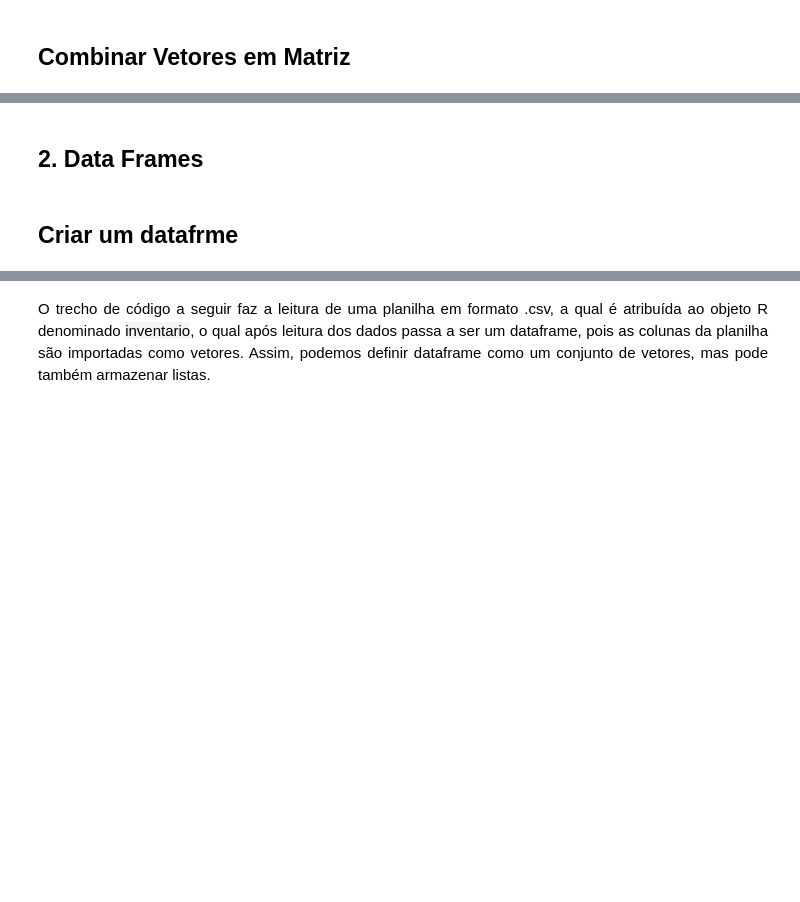
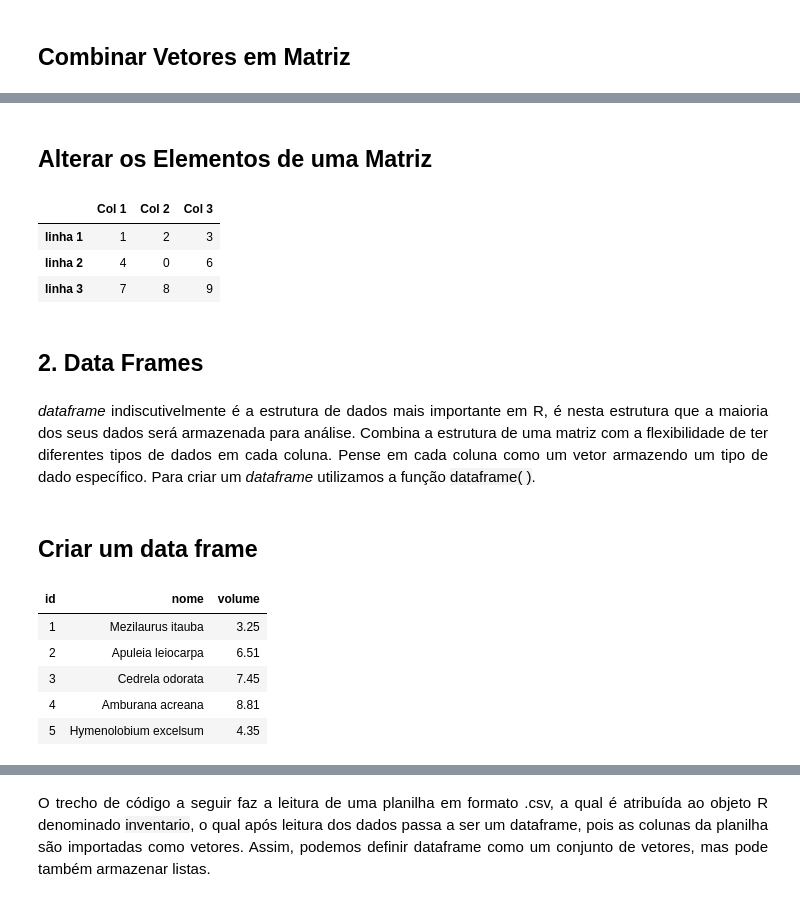
Before and after one commit to robson-cruz/Introducao_Analise_Dados_R, a Jupyter notebook: Modulo_1_Introducao_Linguagem_R_Aula_3.ipynb, the cells around one changed output, grey strips where cells are left out. Saved outputs shown, nothing was run; the diff lists cells and outputs as text; code cells hidden in the pictures; blank space fills up the shorter version.

Commit message:
data frames

```diff
--- a/Modulo_1_Introducao_Linguagem_R_Aula_3.ipynb
+++ b/Modulo_1_Introducao_Linguagem_R_Aula_3.ipynb
@@ -66,4 +112,33 @@ A matrix: 2 × 5 of type dbl
+# %% [markdown]
+## Alterar os Elementos de uma Matriz
+# %%
+# alterar o elemento da linha 2 coluna 2, número 5, para 0
+matriz[2, 2] <- 0
+matriz
+# %% [output]
+|  | Col 1 | Col 2 | Col 3 |
+| linha 1 | 1 | 2 | 3 |
+| linha 2 | 4 | 0 | 6 |
+| linha 3 | 7 | 8 | 9 |
 # %% [markdown]
 ## 2. Data Frames
+# %% [markdown]
+<p style="text-align:justify"><i>dataframe</i> indiscutivelmente é a estrutura de dados mais importante em R, é nesta estrutura que a maioria dos seus dados será armazenada para análise. Combina a estrutura de uma matriz com a flexibilidade de ter diferentes tipos de dados em cada coluna. Pense em cada coluna como um vetor armazendo um tipo de dado específico. Para criar um <i>dataframe</i> utilizamos a função <mark style="background-color:#F4F4F4">dataframe( )</mark>.</p>
 # %% [markdown]
-## Criar um datafrme
+## Criar um data frame
+# %%
+df <- data.frame(
+    id = c(1, 2, 3, 4, 5),
+    nome = c('Mezilaurus itauba', 'Apuleia leiocarpa', 'Cedrela odorata',
+             'Amburana acreana', 'Hymenolobium excelsum'),
+    volume = c(3.25, 6.51, 7.45, 8.81, 4.35)
+)
+# %%
+df
+# %% [output]
+| id | nome | volume |
+| 1 | Mezilaurus itauba | 3.25 |
+| 2 | Apuleia leiocarpa | 6.51 |
+| 3 | Cedrela odorata | 7.45 |
+| 4 | Amburana acreana | 8.81 |
+| 5 | Hymenolobium excelsum | 4.35 |
```
Also changed, not shown: parts of 14 cells of this notebook.
